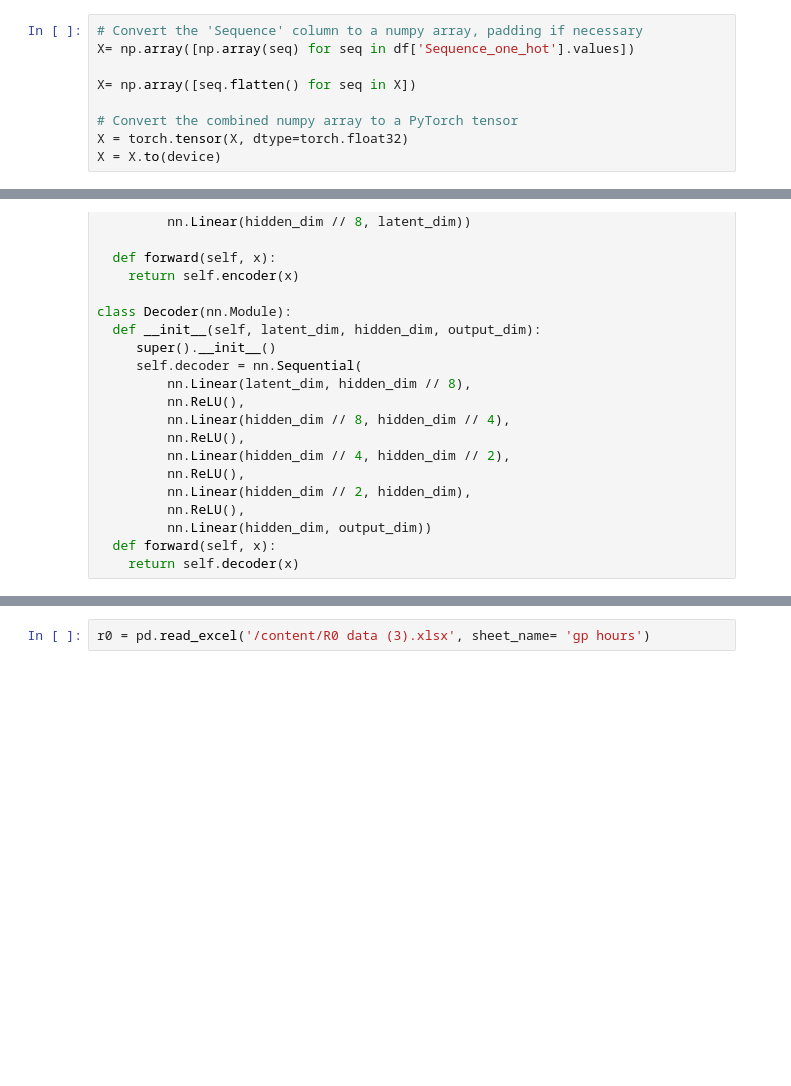
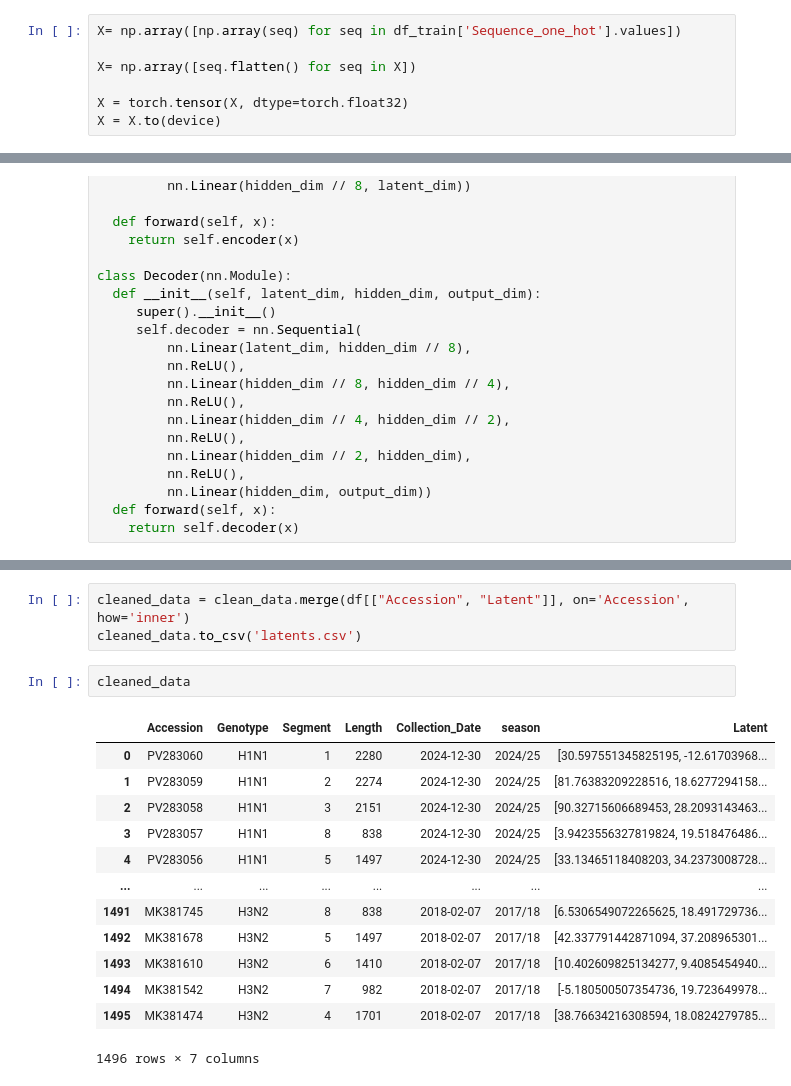
Before and after one commit to sidms24/internship, a Jupyter notebook: week 5/Strain_Embeddings.ipynb, the cells around one changed output, grey strips where cells are left out. Saved outputs shown, nothing was run; the diff lists cells and outputs as text; blank space fills up the shorter version.

```diff
--- a/week 5/Strain_Embeddings.ipynb
+++ b/week 5/Strain_Embeddings.ipynb
@@ -103,10 +88,8 @@ df['Day_cos'] = np.cos(2 * np.pi * df['Day'] / 365.25)
 # %%
-# Convert the 'Sequence' column to a numpy array, padding if necessary
-X= np.array([np.array(seq) for seq in df['Sequence_one_hot'].values])
+X= np.array([np.array(seq) for seq in df_train['Sequence_one_hot'].values])
 
 X= np.array([seq.flatten() for seq in X])
 
-# Convert the combined numpy array to a PyTorch tensor
 X = torch.tensor(X, dtype=torch.float32)
 X = X.to(device)
 # %%
@@ -224,2 +210,19 @@ plt.show()
-# %%
-r0 = pd.read_excel('/content/R0 data (3).xlsx', sheet_name= 'gp hours')
+# %%
+cleaned_data = clean_data.merge(df[["Accession", "Latent"]], on='Accession', how='inner')
+cleaned_data.to_csv('latents.csv')
+# %%
+cleaned_data
+# %% [output]
+|  | Accession | Genotype | Segment | Length | Collection_Date | season | Latent |
+| 0 | PV283060 | H1N1 | 1 | 2280 | 2024-12-30 | 2024/25 | [30.597551345825195, -12.61703968... |
+| 1 | PV283059 | H1N1 | 2 | 2274 | 2024-12-30 | 2024/25 | [81.76383209228516, 18.6277294158... |
+| 2 | PV283058 | H1N1 | 3 | 2151 | 2024-12-30 | 2024/25 | [90.32715606689453, 28.2093143463... |
+| 3 | PV283057 | H1N1 | 8 | 838 | 2024-12-30 | 2024/25 | [3.9423556327819824, 19.518476486... |
+| 4 | PV283056 | H1N1 | 5 | 1497 | 2024-12-30 | 2024/25 | [33.13465118408203, 34.2373008728... |
+| ... | ... | ... | ... | ... | ... | ... | ... |
+| 1491 | MK381745 | H3N2 | 8 | 838 | 2018-02-07 | 2017/18 | [6.5306549072265625, 18.491729736... |
+| 1492 | MK381678 | H3N2 | 5 | 1497 | 2018-02-07 | 2017/18 | [42.337791442871094, 37.208965301... |
+| 1493 | MK381610 | H3N2 | 6 | 1410 | 2018-02-07 | 2017/18 | [10.402609825134277, 9.4085454940... |
+| 1494 | MK381542 | H3N2 | 7 | 982 | 2018-02-07 | 2017/18 | [-5.180500507354736, 19.723649978... |
+| 1495 | MK381474 | H3N2 | 4 | 1701 | 2018-02-07 | 2017/18 | [38.76634216308594, 18.0824279785... |
+1496 rows × 7 columns
```
Also changed, not shown: parts of 17 cells of this notebook.
